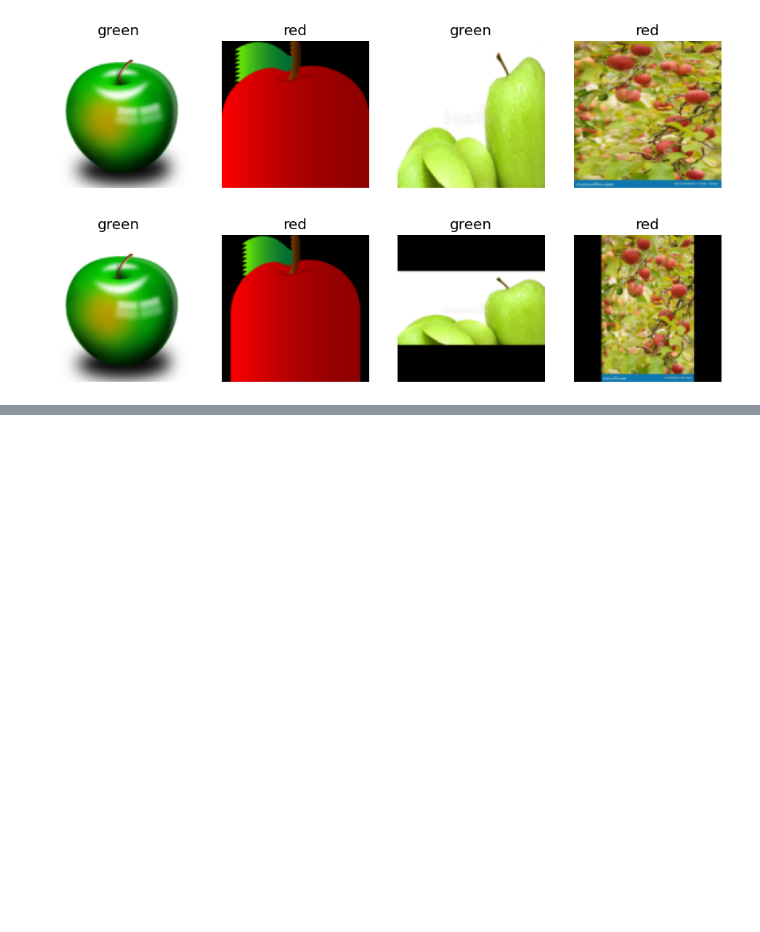
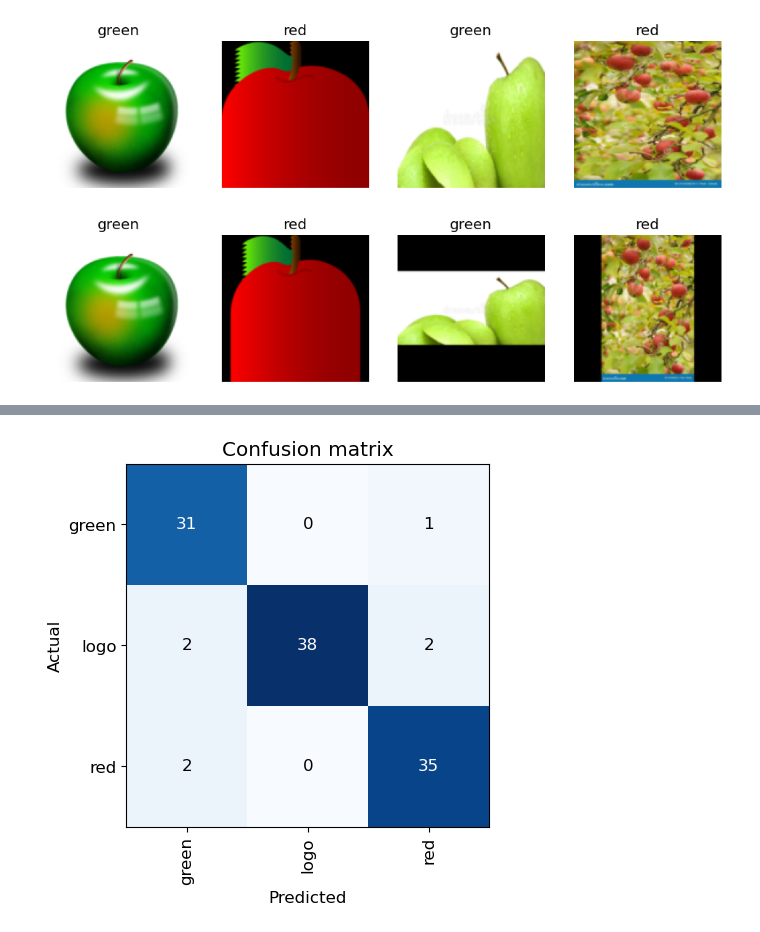
Before and after one commit to rodribro/AppleClassifier, a Jupyter notebook: apple_classifier_notebook.ipynb, the cells around one changed output, grey strips where cells are left out. Saved outputs shown, nothing was run; the diff lists cells and outputs as text; code cells hidden in the pictures; blank space fills up the shorter version.

```diff
--- a/apple_classifier_notebook.ipynb
+++ b/apple_classifier_notebook.ipynb
@@ -77,0 +98,7 @@ dls.valid.show_batch(max_n=4, nrows=1)
+# %%
+# Asserting the transformations applied to individual images and the augmentations applied to a batch in our DataLoad
+apples = apples.new(
+    item_tfms=RandomResizedCrop(224, min_scale=0.5),
+    batch_tfms=aug_transforms()
+)
+dls = apples.dataloaders(path)
@@ -77,0 +107,3 @@ dls.valid.show_batch(max_n=4, nrows=1)
+# %%
+learner0 = vision_learner(dls, resnet18, metrics=error_rate)
+learner0.fine_tune(4)
@@ -77,0 +118,5 @@ dls.valid.show_batch(max_n=4, nrows=1)
+# %%
+# Plotting confusion matrix to see how well the model is identifying apples
+interp = ClassificationInterpretation.from_learner(learner0)
+interp.plot_confusion_matrix()
+# %% [output]
@@ -77,0 +125 @@ dls.valid.show_batch(max_n=4, nrows=1)
+[figure, added]
```
Also changed, not shown: parts of 19 cells of this notebook, 37 other files.
